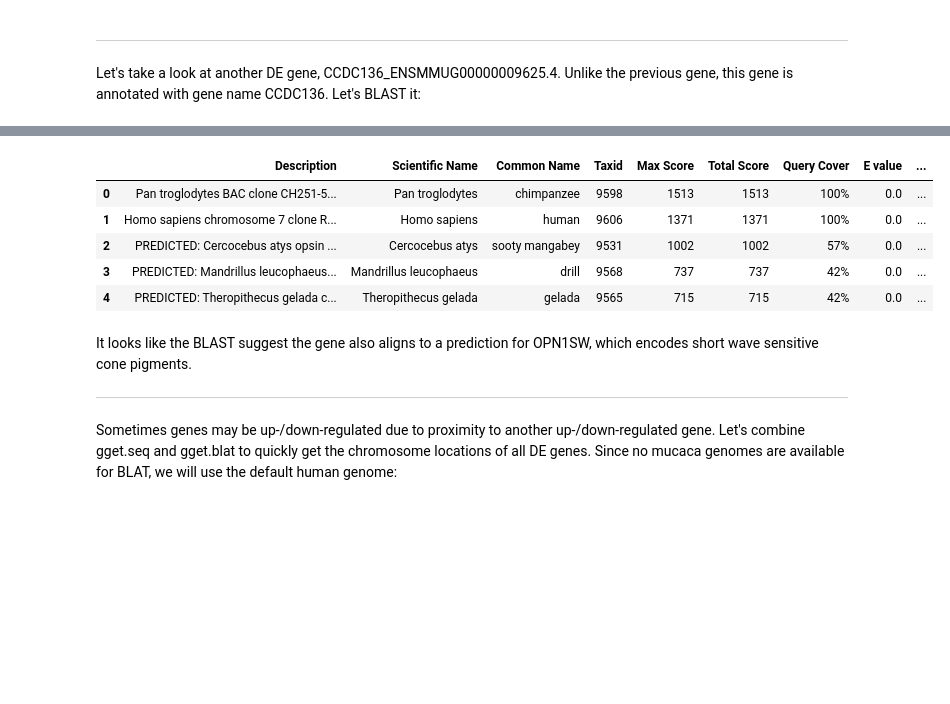
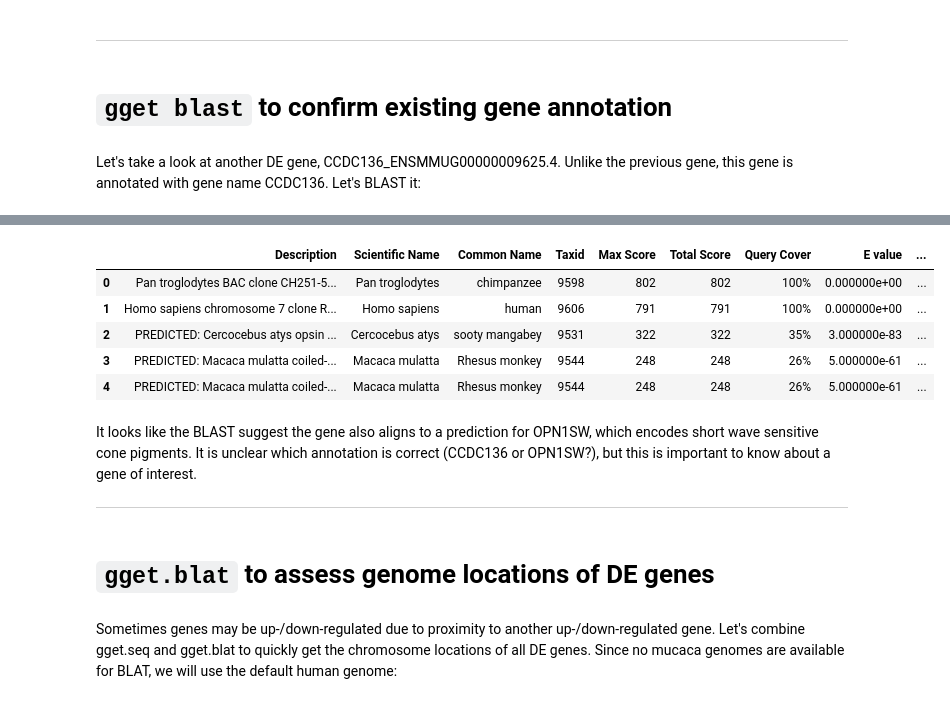
Before and after one commit to pachterlab/gget, a Jupyter notebook: examples/scRNAseq_workflow/2_downstream_analysis.ipynb, the cells around one changed output, grey strips where cells are left out. Cells and saved outputs as stored; diff of their text form; code cells hidden in the pictures; blank space fills up the shorter version.

```diff
--- a/examples/scRNAseq_workflow/2_downstream_analysis.ipynb
+++ b/examples/scRNAseq_workflow/2_downstream_analysis.ipynb
@@ -316,9 +310,11 @@ See the caveats in the documentation: https://pandas.pydata.org/pandas-docs/stab
 The BLAST hits suggest that this gene might be HIG1 hypoxia inducible domain family member 1A (HIGD1A).
 # %% [markdown]
 ___
+# %% [markdown]
+# `gget blast` to confirm existing gene annotation
 # %% [markdown]
 Let's take a look at another DE gene, CCDC136_ENSMMUG00000009625.4. Unlike the previous gene, this gene is annotated with gene name CCDC136. Let's BLAST it:
 # %%
-blast_results = gget.blast(gget.seq("ENSMMUG00000009625")[1][:1000])
-funcs.pretty_print(blast_results.head())
+blast_results = gget.blast(gget.seq("ENSMMUG00000009625")[1][:500])
+funcs.pretty_print(blast_results.head(), ["Description"])
 # %% [output]
@@ -335,12 +331,14 @@ See the caveats in the documentation: https://pandas.pydata.org/pandas-docs/stab
 |  | Description | Scientific Name | Common Name | Taxid | Max Score | Total Score | Query Cover | E value | ... |
-| 0 | Pan troglodytes BAC clone CH251-5... | Pan troglodytes | chimpanzee | 9598 | 1513 | 1513 | 100% | 0.0 | ... |
-| 1 | Homo sapiens chromosome 7 clone R... | Homo sapiens | human | 9606 | 1371 | 1371 | 100% | 0.0 | ... |
-| 2 | PREDICTED: Cercocebus atys opsin ... | Cercocebus atys | sooty mangabey | 9531 | 1002 | 1002 | 57% | 0.0 | ... |
-| 3 | PREDICTED: Mandrillus leucophaeus... | Mandrillus leucophaeus | drill | 9568 | 737 | 737 | 42% | 0.0 | ... |
-| 4 | PREDICTED: Theropithecus gelada c... | Theropithecus gelada | gelada | 9565 | 715 | 715 | 42% | 0.0 | ... |
+| 0 | Pan troglodytes BAC clone CH251-5... | Pan troglodytes | chimpanzee | 9598 | 802 | 802 | 100% | 0.000000e+00 | ... |
+| 1 | Homo sapiens chromosome 7 clone R... | Homo sapiens | human | 9606 | 791 | 791 | 100% | 0.000000e+00 | ... |
+| 2 | PREDICTED: Cercocebus atys opsin ... | Cercocebus atys | sooty mangabey | 9531 | 322 | 322 | 35% | 3.000000e-83 | ... |
+| 3 | PREDICTED: Macaca mulatta coiled-... | Macaca mulatta | Rhesus monkey | 9544 | 248 | 248 | 26% | 5.000000e-61 | ... |
+| 4 | PREDICTED: Macaca mulatta coiled-... | Macaca mulatta | Rhesus monkey | 9544 | 248 | 248 | 26% | 5.000000e-61 | ... |
 # %% [markdown]
-It looks like the BLAST suggest the gene also aligns to a prediction for OPN1SW, which encodes short wave sensitive cone pigments.
+It looks like the BLAST suggest the gene also aligns to a prediction for OPN1SW, which encodes short wave sensitive cone pigments. It is unclear which annotation is correct (CCDC136 or OPN1SW?), but this is important to know about a gene of interest.
 ___
+# %% [markdown]
+# `gget.blat` to assess genome locations of DE genes
 # %% [markdown]
 Sometimes genes may be up-/down-regulated due to proximity to another up-/down-regulated gene. Let's combine gget.seq and gget.blat to quickly get the chromosome locations of all DE genes. Since no mucaca genomes are available for BLAT, we will use the default human genome:
 # %%
```
Also changed, not shown: parts of 26 cells of this notebook.
